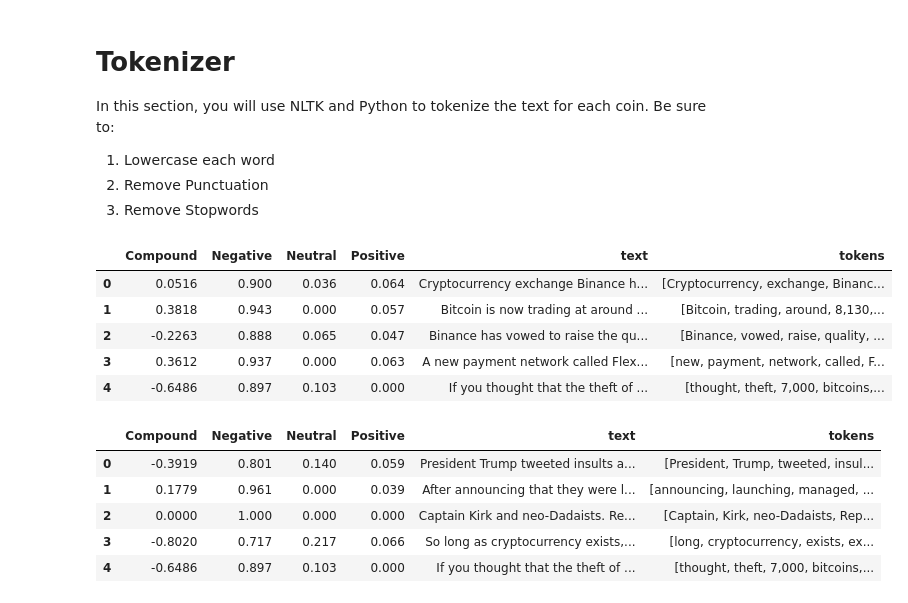
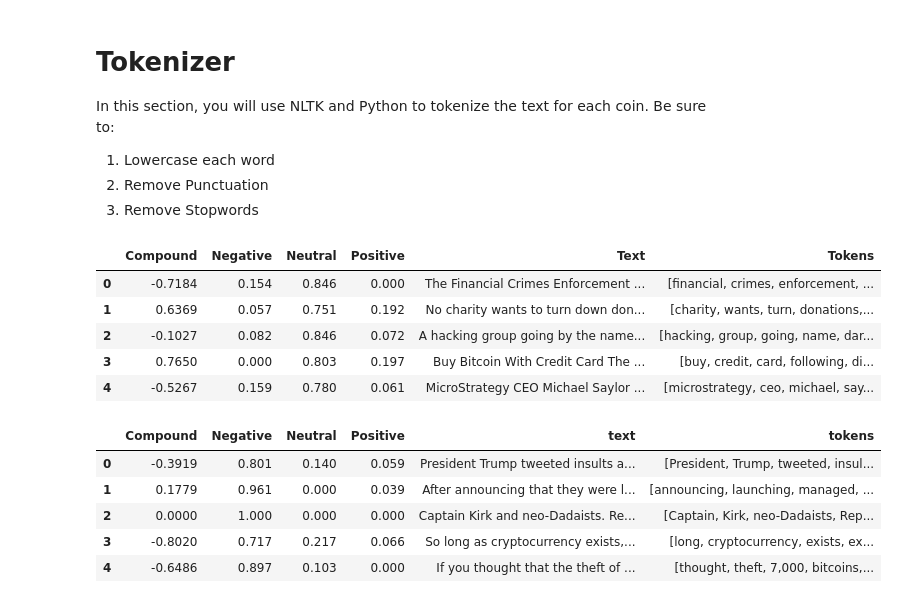
Before and after one commit to gw12s/Natural-Language-Processing-Homework, a Jupyter notebook: Instructions/Starter_Code/crypto_sentiment.ipynb, the cells around one changed output. Drawn from its saved outputs; the diff is of its cells as text; code cells hidden in the pictures.

Commit message:
NLP tokenizer section complete

```diff
--- a/Instructions/Starter_Code/crypto_sentiment.ipynb
+++ b/Instructions/Starter_Code/crypto_sentiment.ipynb
@@ -168,32 +168,36 @@ from string import punctuation
 import re
 # %%
 # Expand the default stopwords list if necessary
-# YOUR CODE HERE!
+expanded_stopwords = ['btc', 'bitcoin', 'eth', 'ethereum']
 # %%
 # Complete the tokenizer function
 def tokenizer(text):
     """Tokenizes text."""
-
     # Create a list of the words
-
+    text = word_tokenize(text)
     # Convert the words to lowercase
-
+    text = [word.lower() for word in text]
     # Remove the punctuation
-
+    regex = re.compile("[^a-zA-Z]")
     # Remove the stop words
-
+    sw = set(stopwords.words('english') + expanded_stopwords)
     # Lemmatize Words into root words
-
+    lemmatizer = WordNetLemmatizer()
+    tokens = [lemmatizer.lemmatize(word) for word in text]
+    tokens = [word for word in text if word not in sw]
     return tokens
 # %%
 # Create a new tokens column for bitcoin
-# YOUR CODE HERE!
+btc_tokens=[]
+[btc_tokens.append(tokenizer(text)) for text in btc_df.Text]
+btc_df['Tokens'] = btc_tokens
+btc_df.head()
 # %% [output]
-|  | Compound | Negative | Neutral | Positive | text | tokens |
-| 0 | 0.0516 | 0.900 | 0.036 | 0.064 | Cryptocurrency exchange Binance h... | [Cryptocurrency, exchange, Binanc... |
-| 1 | 0.3818 | 0.943 | 0.000 | 0.057 | Bitcoin is now trading at around ... | [Bitcoin, trading, around, 8,130,... |
-| 2 | -0.2263 | 0.888 | 0.065 | 0.047 | Binance has vowed to raise the qu... | [Binance, vowed, raise, quality, ... |
-| 3 | 0.3612 | 0.937 | 0.000 | 0.063 | A new payment network called Flex... | [new, payment, network, called, F... |
-| 4 | -0.6486 | 0.897 | 0.103 | 0.000 | If you thought that the theft of ... | [thought, theft, 7,000, bitcoins,... |
+|  | Compound | Negative | Neutral | Positive | Text | Tokens |
+| 0 | -0.7184 | 0.154 | 0.846 | 0.000 | The Financial Crimes Enforcement ... | [financial, crimes, enforcement, ... |
+| 1 | 0.6369 | 0.057 | 0.751 | 0.192 | No charity wants to turn down don... | [charity, wants, turn, donations,... |
+| 2 | -0.1027 | 0.082 | 0.846 | 0.072 | A hacking group going by the name... | [hacking, group, going, name, dar... |
+| 3 | 0.7650 | 0.000 | 0.803 | 0.197 | Buy Bitcoin With Credit Card The ... | [buy, credit, card, following, di... |
+| 4 | -0.5267 | 0.159 | 0.780 | 0.061 | MicroStrategy CEO Michael Saylor ... | [microstrategy, ceo, michael, say... |
 # %%
 # Create a new tokens column for ethereum
```
Also changed, not shown: parts of 2 cells of this notebook.
